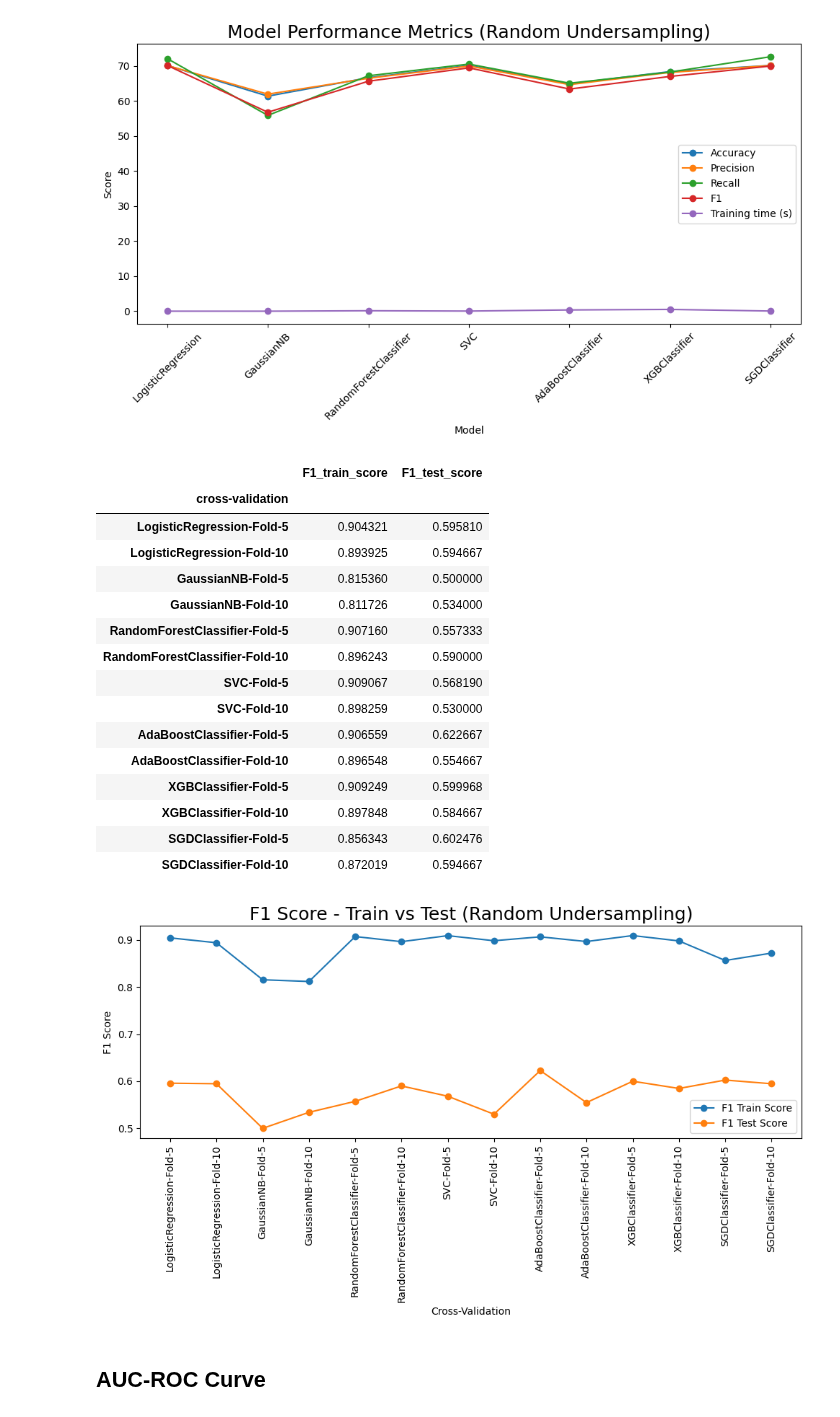
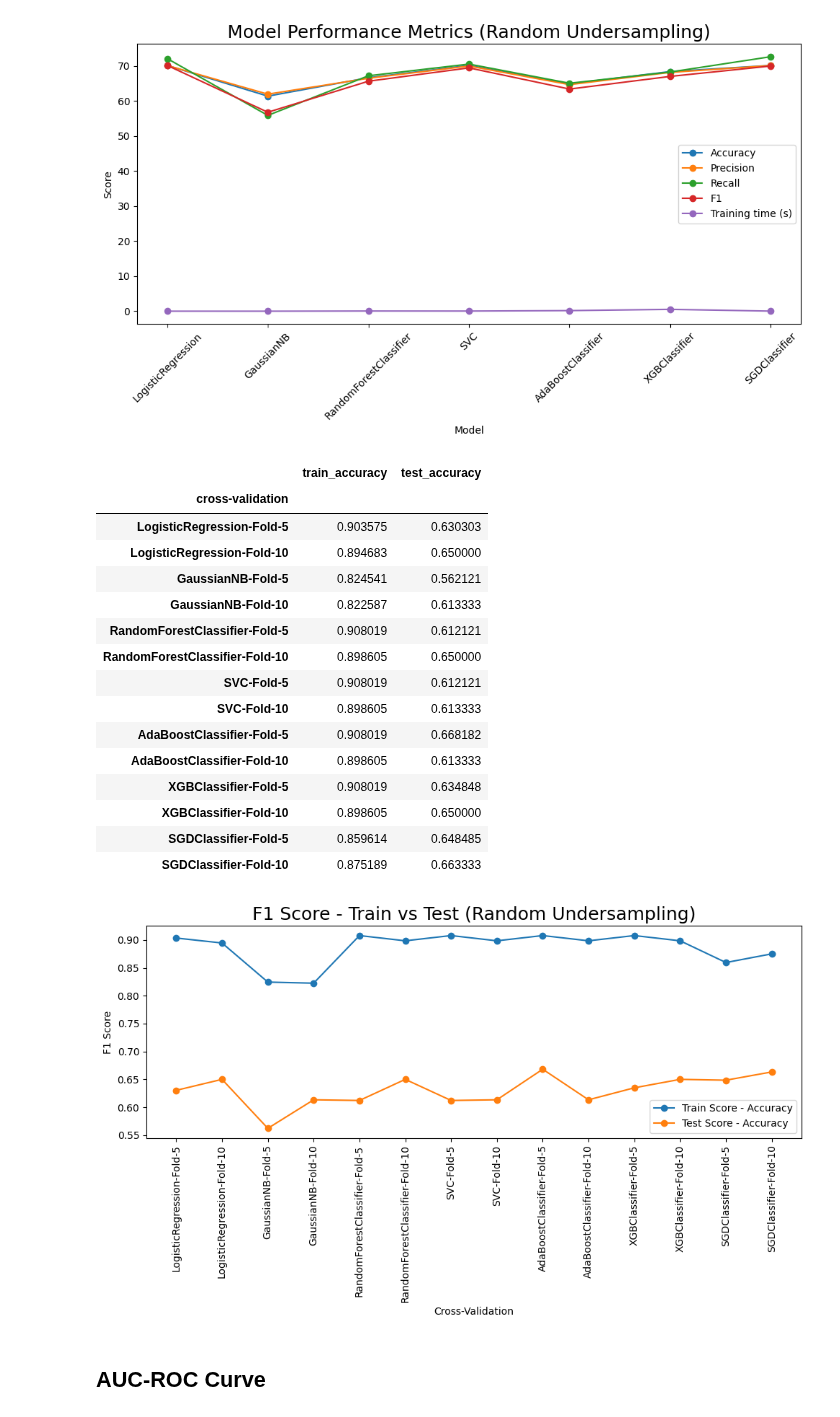
Before and after one commit to Drnjenkins/praxis-2023, a Jupyter notebook: Report_Classification_CV_Imbalanced.ipynb, the cells around one changed output. Saved outputs shown, nothing was run; the diff lists cells and outputs as text; code cells hidden in the pictures.

```diff
--- a/Report_Classification_CV_Imbalanced.ipynb
+++ b/Report_Classification_CV_Imbalanced.ipynb
@@ -17,7 +17,7 @@ pd.set_option('display.max_columns', None)
 import warnings
 warnings.filterwarnings('ignore')
 # %%
-df = pd.read_csv("labeled_foi_text_2023_05_01 (1).csv") # load the dataset
+df = pd.read_csv("./labeled_data/labeled_foi_text_2023_05_01.csv") # load the dataset
 # %%
 df.head() # show top 5 rows
 # %% [output]
@@ -499,14 +506,14 @@ def check_cross_validation_score(fold_list, model):
             print(f"Skipping cross-validation for Fold-{cv} due to insufficient samples in the smallest class.")
             continue
 
-        cv_results = cross_validate(model, X_test_tfidf, y_test, cv=cv, return_train_score=True, scoring='f1_macro')
+        cv_results = cross_validate(model, X_test_tfidf, y_test, cv=cv, return_train_score=True, scoring='accuracy')
         # Print the average test score and average training score across all folds
         print(f"Fold-{cv}\t\tAverage F1 train score: {cv_results['train_score'].mean():.3f} - Average F1 test score: {cv_results['test_score'].mean():.3f}")
         RES.append((f"{model.__class__.__name__}-Fold-{cv}",cv_results['train_score'].mean(), cv_results['test_score'].mean()))
     return RES
 # %%
 def get_cv_results(res):
-  return pd.DataFrame(res, columns=['cross-validation', 'F1_train_score', 'F1_test_score'])
+  return pd.DataFrame(res, columns=['cross-validation', 'train_accuracy', 'test_accuracy'])
 # %%
 model_tuple = [
     ('LogisticRegression', LogisticRegression(**{'C': 10, 'multi_class': 'ovr', 'penalty': 'l2', 'random_state': 42, 'solver': 'liblinear'})),
@@ -1006,41 +1014,41 @@ df_all_models_cv = pd.concat([CV_MODELS_RESULT[0], CV_MODELS_RESULT[1], CV_MODEL
                               CV_MODELS_RESULT[6]]).set_index("cross-validation")
 df_all_models_cv
 # %% [output]
-|  | F1_train_score | F1_test_score |
+|  | train_accuracy | test_accuracy |
 | cross-validation |  |  |
-| LogisticRegression-Fold-5 | 0.904321 | 0.595810 |
-| LogisticRegression-Fold-10 | 0.893925 | 0.594667 |
-| GaussianNB-Fold-5 | 0.815360 | 0.500000 |
-| GaussianNB-Fold-10 | 0.811726 | 0.534000 |
-| RandomForestClassifier-Fold-5 | 0.907160 | 0.557333 |
-| RandomForestClassifier-Fold-10 | 0.896243 | 0.590000 |
-| SVC-Fold-5 | 0.909067 | 0.568190 |
-| SVC-Fold-10 | 0.898259 | 0.530000 |
-| AdaBoostClassifier-Fold-5 | 0.906559 | 0.622667 |
-| AdaBoostClassifier-Fold-10 | 0.896548 | 0.554667 |
-| XGBClassifier-Fold-5 | 0.909249 | 0.599968 |
-| XGBClassifier-Fold-10 | 0.897848 | 0.584667 |
-| SGDClassifier-Fold-5 | 0.856343 | 0.602476 |
-| SGDClassifier-Fold-10 | 0.872019 | 0.594667 |
+| LogisticRegression-Fold-5 | 0.903575 | 0.630303 |
+| LogisticRegression-Fold-10 | 0.894683 | 0.650000 |
+| GaussianNB-Fold-5 | 0.824541 | 0.562121 |
+| GaussianNB-Fold-10 | 0.822587 | 0.613333 |
+| RandomForestClassifier-Fold-5 | 0.908019 | 0.612121 |
+| RandomForestClassifier-Fold-10 | 0.898605 | 0.650000 |
+| SVC-Fold-5 | 0.908019 | 0.612121 |
+| SVC-Fold-10 | 0.898605 | 0.613333 |
+| AdaBoostClassifier-Fold-5 | 0.908019 | 0.668182 |
+| AdaBoostClassifier-Fold-10 | 0.898605 | 0.613333 |
+| XGBClassifier-Fold-5 | 0.908019 | 0.634848 |
+| XGBClassifier-Fold-10 | 0.898605 | 0.650000 |
+| SGDClassifier-Fold-5 | 0.859614 | 0.648485 |
+| SGDClassifier-Fold-10 | 0.875189 | 0.663333 |
 # %%
 import matplotlib.pyplot as plt
 
 # Assuming df_all_models_cv contains columns: 'cross-validation', 'F1_train_score', 'F1_test_score'
 plt.figure(figsize=(10, 6))
 models_cv = df_all_models_cv.index
 
-plt.plot(models_cv, df_all_models_cv['F1_train_score'], marker='o', label='F1 Train Score')
-plt.plot(models_cv, df_all_models_cv['F1_test_score'], marker='o', label='F1 Test Score')
+plt.plot(models_cv, df_all_models_cv['train_accuracy'], marker='o', label='Train Score - Accuracy')
+plt.plot(models_cv, df_all_models_cv['test_accuracy'], marker='o', label='Test Score - Accuracy')
 
 plt.xlabel('Cross-Validation')
 plt.ylabel('F1 Score')
 plt.title('F1 Score - Train vs Test (Random Undersampling)', fontsize=18)
 plt.xticks(rotation=90)
 plt.legend()
 plt.tight_layout()
 plt.show()
 # %% [output]
-[figure, old version]
+[figure, new version]
 # %% [markdown]
 ## **AUC-ROC Curve**
 # %%
```
Also changed, not shown: parts of 20 cells of this notebook.
